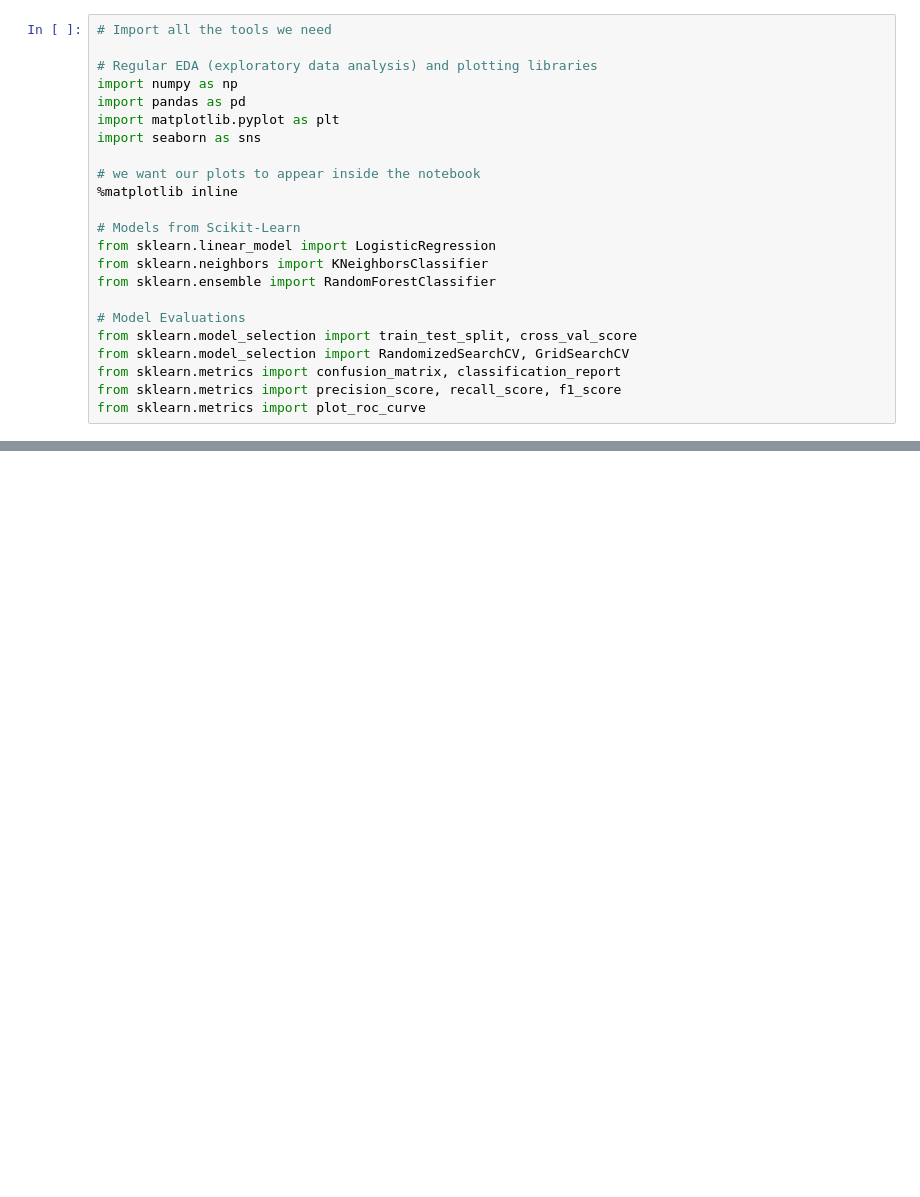
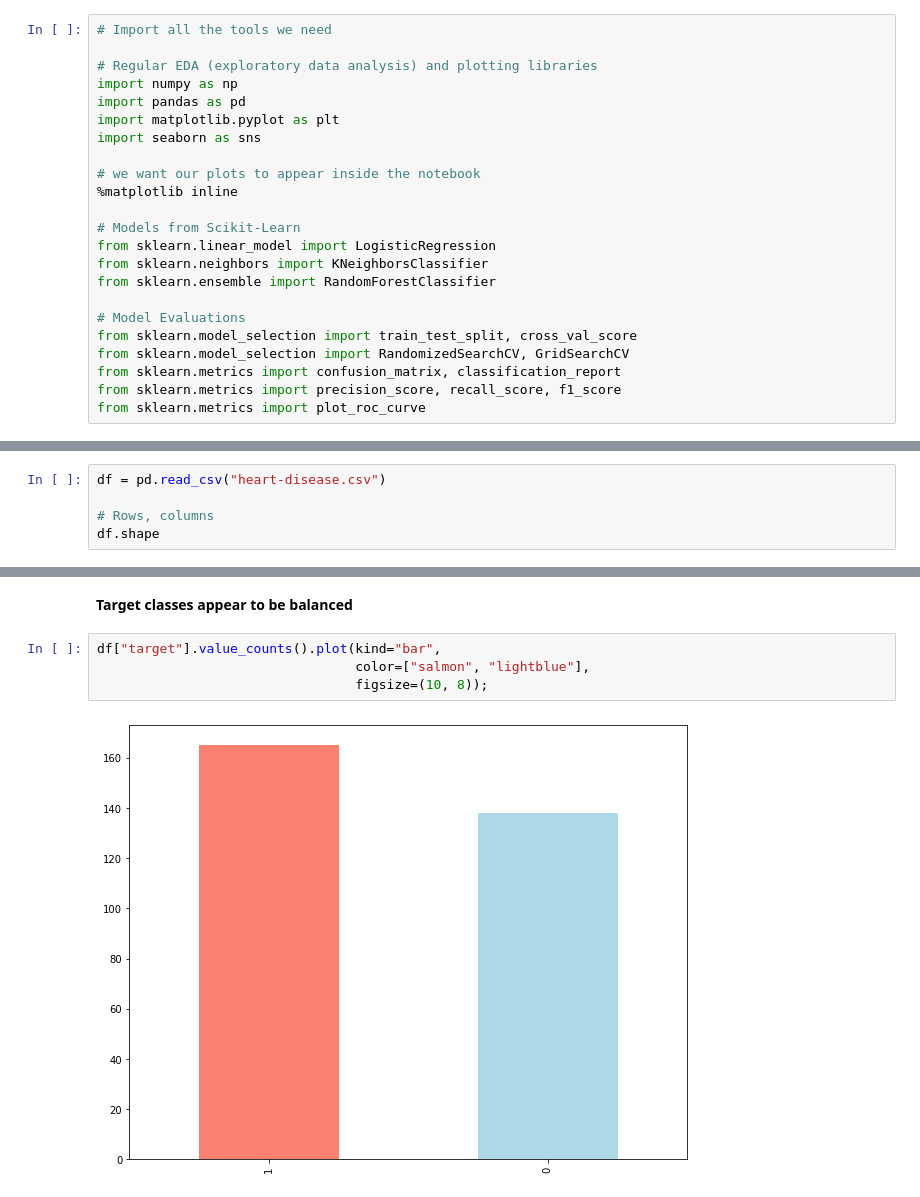
Before and after one commit to wondrousWebWorks/ml-heart-disease-classification, a Jupyter notebook: end-to-end-heart-disease-classification.ipynb, the cells around one changed output, grey strips where cells are left out. Saved outputs shown, nothing was run; the diff lists cells and outputs as text; blank space fills up the shorter version.

```diff
--- a/end-to-end-heart-disease-classification.ipynb
+++ b/end-to-end-heart-disease-classification.ipynb
@@ -100,0 +103,5 @@ from sklearn.metrics import plot_roc_curve
+# %%
+df = pd.read_csv("heart-disease.csv")
+
+# Rows, columns
+df.shape
@@ -100,0 +134,8 @@ from sklearn.metrics import plot_roc_curve
+# %% [markdown]
+**Target classes appear to be balanced**
+# %%
+df["target"].value_counts().plot(kind="bar",
+                                 color=["salmon", "lightblue"],
+                                 figsize=(10, 8));
+# %% [output]
+[figure, added]
```
Also changed, not shown: parts of 23 cells of this notebook.
